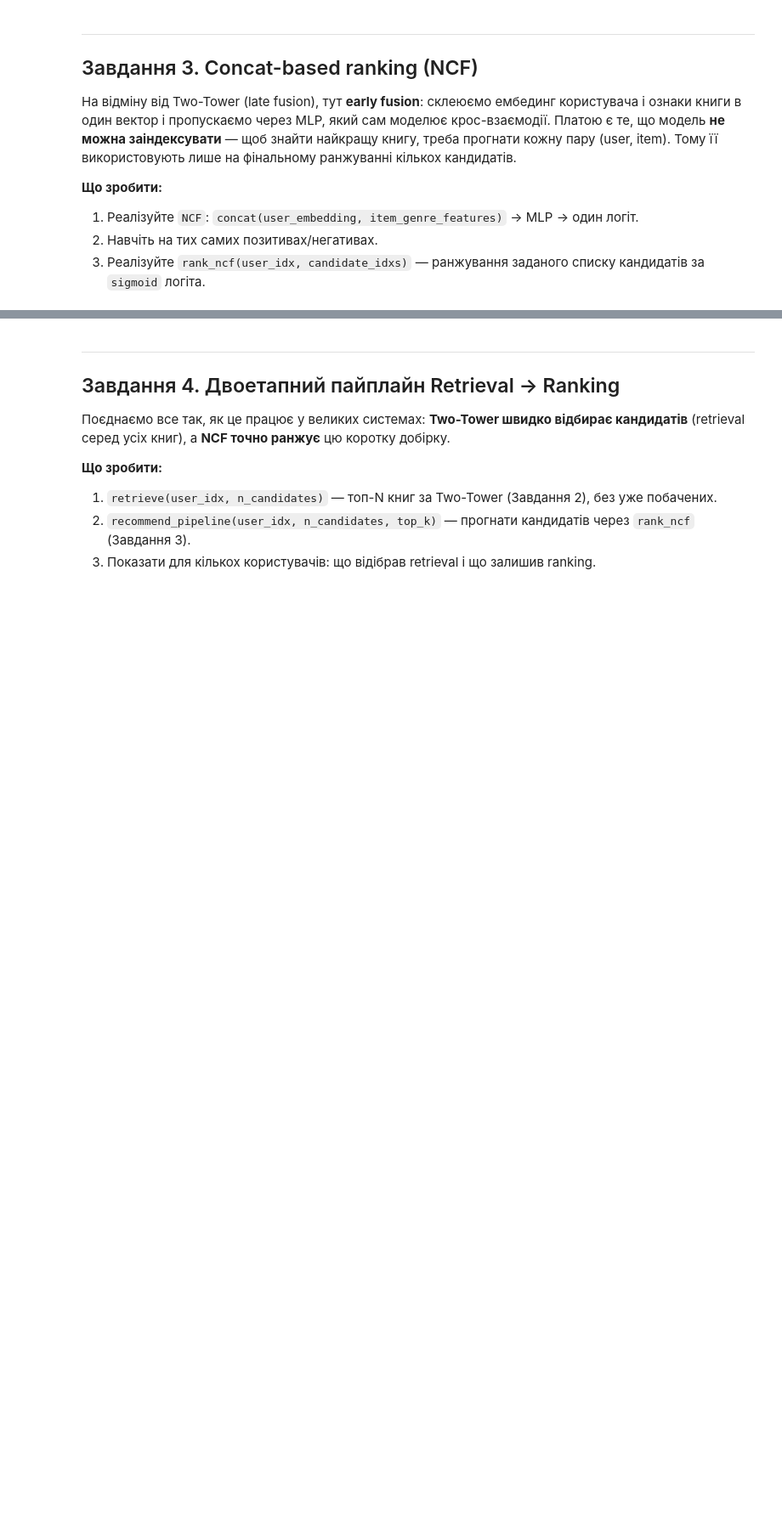
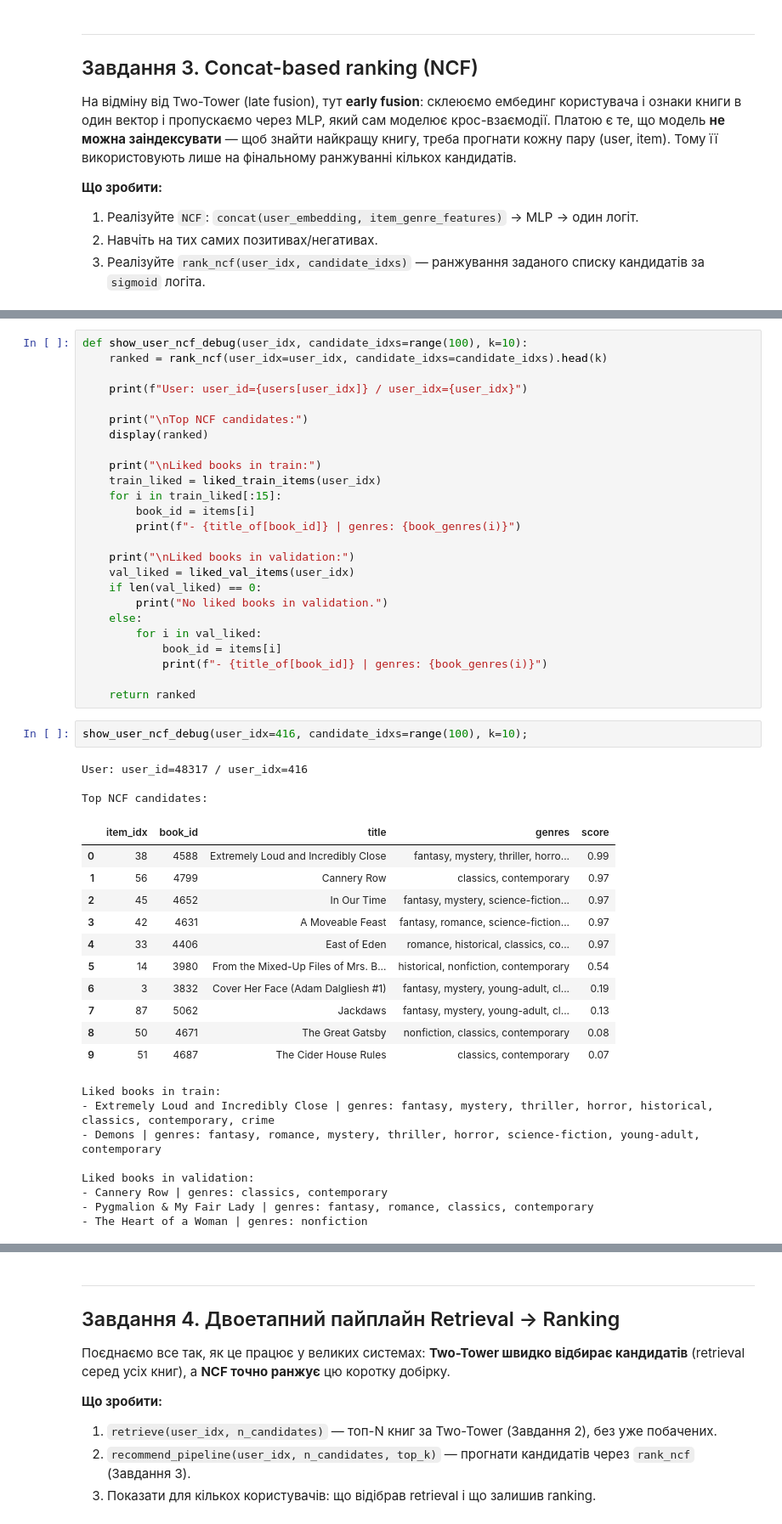
Before and after one commit to Maxstef/data-loves-ml-for-people-course, a Jupyter notebook: notebooks/7_recommendations/HW_RecSys_Goodbooks.ipynb, the cells around one changed output, grey strips where cells are left out. Shown at 85% size. Drawn from its saved outputs; the diff is of its cells as text; blank space fills up the shorter version.

```diff
--- a/notebooks/7_recommendations/HW_RecSys_Goodbooks.ipynb
+++ b/notebooks/7_recommendations/HW_RecSys_Goodbooks.ipynb
@@ -915,0 +1596,50 @@ Recall@10 is low because the Vector Space Model uses only simple genre-based con
+# %%
+def show_user_ncf_debug(user_idx, candidate_idxs=range(100), k=10):
+    ranked = rank_ncf(user_idx=user_idx, candidate_idxs=candidate_idxs).head(k)
+
+    print(f"User: user_id={users[user_idx]} / user_idx={user_idx}")
+
+    print("\nTop NCF candidates:")
+    display(ranked)
+
+    print("\nLiked books in train:")
+    train_liked = liked_train_items(user_idx)
+    for i in train_liked[:15]:
+        book_id = items[i]
+        print(f"- {title_of[book_id]} | genres: {book_genres(i)}")
+
+    print("\nLiked books in validation:")
+    val_liked = liked_val_items(user_idx)
+    if len(val_liked) == 0:
+        print("No liked books in validation.")
+    else:
+        for i in val_liked:
+            book_id = items[i]
+            print(f"- {title_of[book_id]} | genres: {book_genres(i)}")
+
+    return ranked
+# %%
+show_user_ncf_debug(user_idx=416, candidate_idxs=range(100), k=10);
+# %% [output]
+User: user_id=48317 / user_idx=416
+
+Top NCF candidates:
+|  | item_idx | book_id | title | genres | score |
+| 0 | 38 | 4588 | Extremely Loud and Incredibly Close | fantasy, mystery, thriller, horro... | 0.99 |
+| 1 | 56 | 4799 | Cannery Row | classics, contemporary | 0.97 |
+| 2 | 45 | 4652 | In Our Time | fantasy, mystery, science-fiction... | 0.97 |
+| 3 | 42 | 4631 | A Moveable Feast | fantasy, romance, science-fiction... | 0.97 |
+| 4 | 33 | 4406 | East of Eden | romance, historical, classics, co... | 0.97 |
+| 5 | 14 | 3980 | From the Mixed-Up Files of Mrs. B... | historical, nonfiction, contemporary | 0.54 |
+| 6 | 3 | 3832 | Cover Her Face (Adam Dalgliesh #1) | fantasy, mystery, young-adult, cl... | 0.19 |
+| 7 | 87 | 5062 | Jackdaws | fantasy, mystery, young-adult, cl... | 0.13 |
+| 8 | 50 | 4671 | The Great Gatsby | nonfiction, classics, contemporary | 0.08 |
+| 9 | 51 | 4687 | The Cider House Rules | classics, contemporary | 0.07 |
+Liked books in train:
+- Extremely Loud and Incredibly Close | genres: fantasy, mystery, thriller, horror, historical, classics, contemporary, crime
+- Demons | genres: fantasy, romance, mystery, thriller, horror, science-fiction, young-adult, contemporary
+
+Liked books in validation:
+- Cannery Row | genres: classics, contemporary
+- Pygmalion & My Fair Lady | genres: fantasy, romance, classics, contemporary
+- The Heart of a Woman | genres: nonfiction
```
Also changed, not shown: parts of 51 cells of this notebook.
